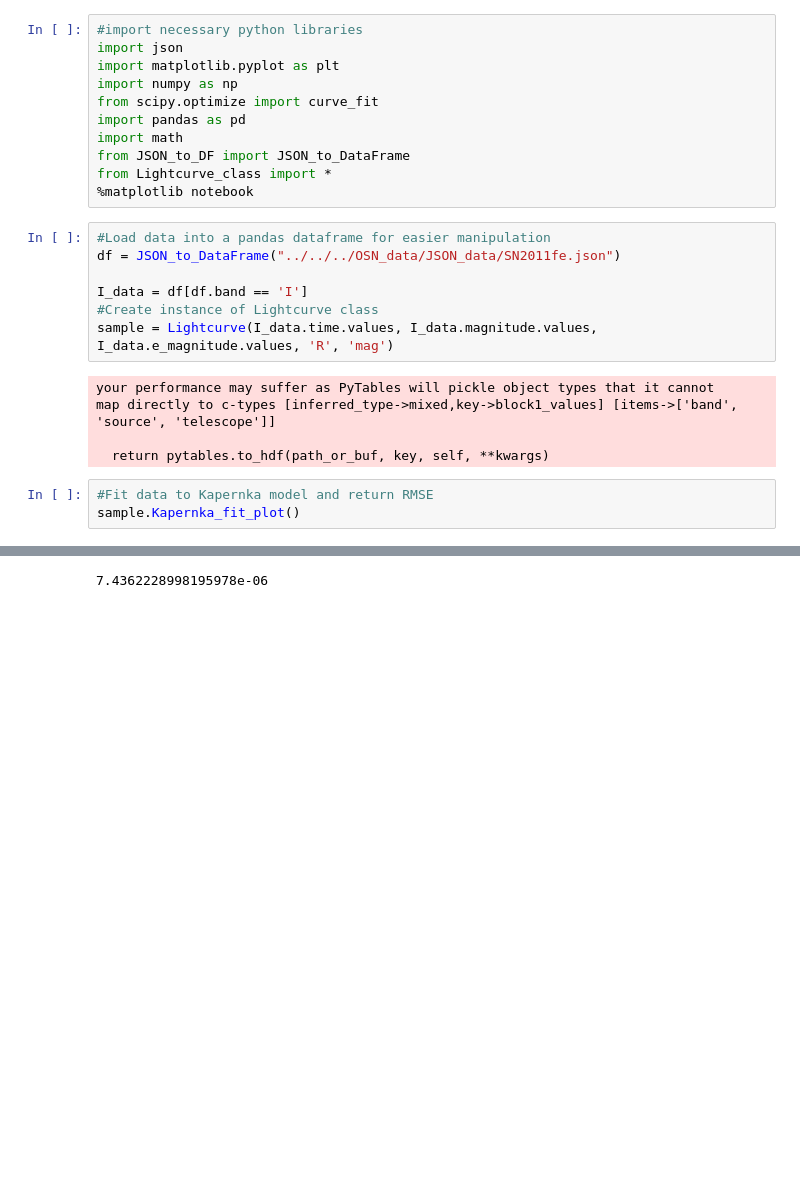
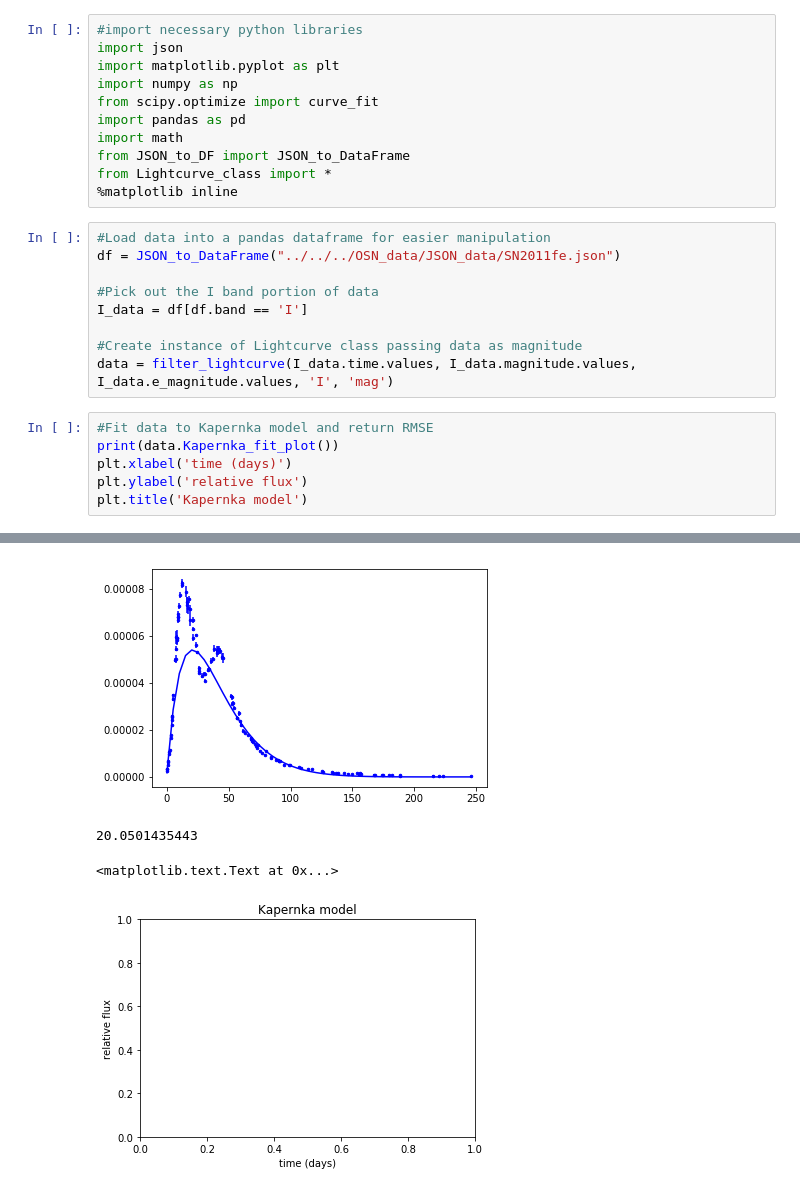
Before and after one commit to adamamiller/NUREU17, a Jupyter notebook: LSST/SuperNovaLightCurves/Lightcurve_Models.ipynb, the cells around one changed output, grey strips where cells are left out. Cells and saved outputs as stored; diff of their text form; blank space fills up the shorter version.

```diff
--- a/LSST/SuperNovaLightCurves/Lightcurve_Models.ipynb
+++ b/LSST/SuperNovaLightCurves/Lightcurve_Models.ipynb
@@ -8,20 +8,20 @@ import pandas as pd
 import math
 from JSON_to_DF import JSON_to_DataFrame
 from Lightcurve_class import *
-%matplotlib notebook
+%matplotlib inline
 # %%
 #Load data into a pandas dataframe for easier manipulation
 df = JSON_to_DataFrame("../../../OSN_data/JSON_data/SN2011fe.json")
 
+#Pick out the I band portion of data
 I_data = df[df.band == 'I']
-#Create instance of Lightcurve class
-sample = Lightcurve(I_data.time.values, I_data.magnitude.values, I_data.e_magnitude.values, 'R', 'mag')
+
+#Create instance of Lightcurve class passing data as magnitude
+data = filter_lightcurve(I_data.time.values, I_data.magnitude.values, I_data.e_magnitude.values, 'I', 'mag')
-# %% [output]
-your performance may suffer as PyTables will pickle object types that it cannot
-map directly to c-types [inferred_type->mixed,key->block1_values] [items->['band', 'source', 'telescope']]
-
-  return pytables.to_hdf(path_or_buf, key, self, **kwargs)
 # %%
 #Fit data to Kapernka model and return RMSE
-sample.Kapernka_fit_plot()
+print(data.Kapernka_fit_plot())
+plt.xlabel('time (days)')
+plt.ylabel('relative flux')
+plt.title('Kapernka model')
 # %% [output]
@@ -30,4 +28,7 @@ sample.Kapernka_fit_plot()
+[figure, added]
-7.4362228998195978e-06
+20.0501435443
+<matplotlib.text.Text at 0x...>
+[figure, added]
 # %%
 #Fit data to polynomial function of any degree
 plt.close()
```
Also changed, not shown: parts of 8 cells of this notebook, 4 other files.
